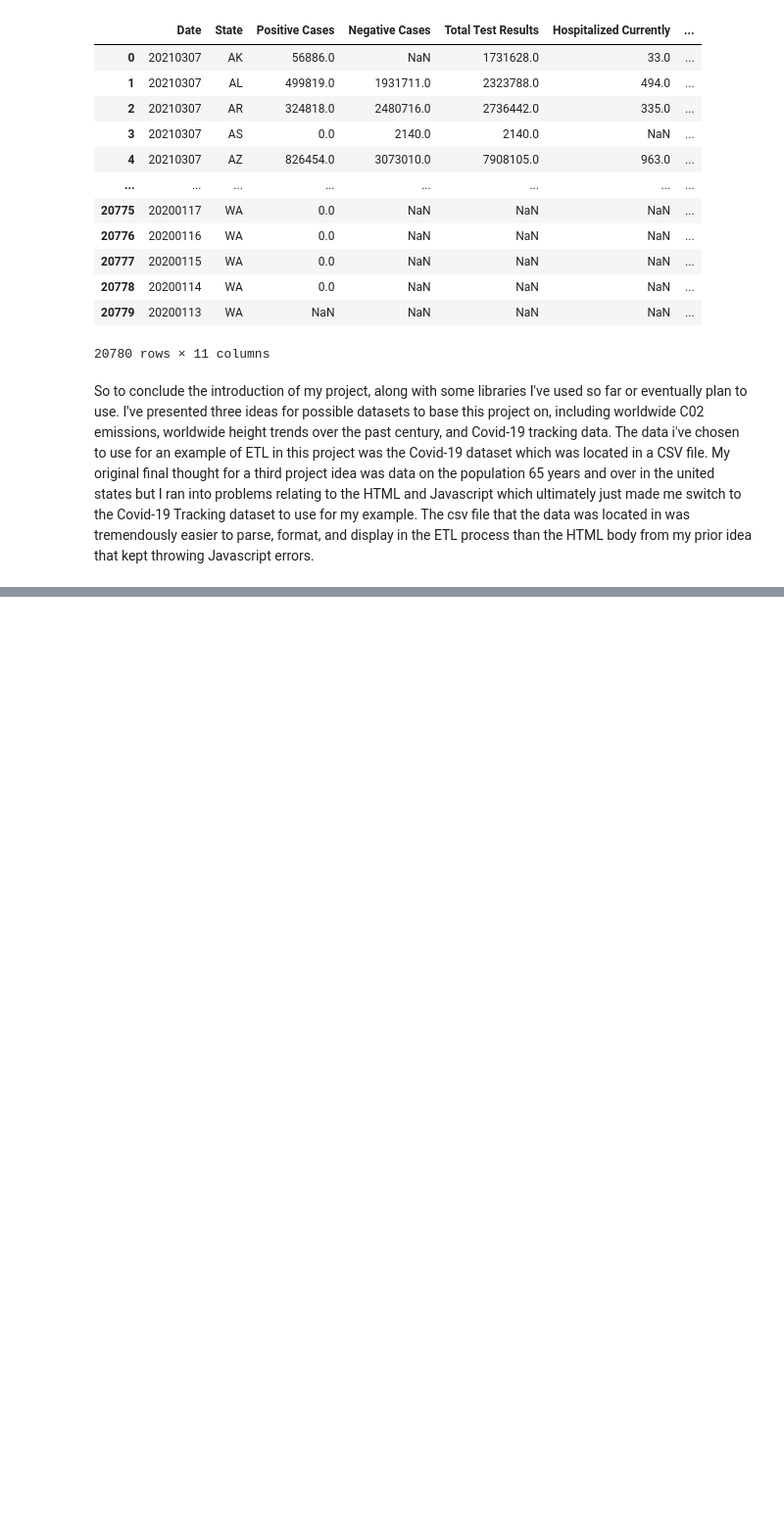
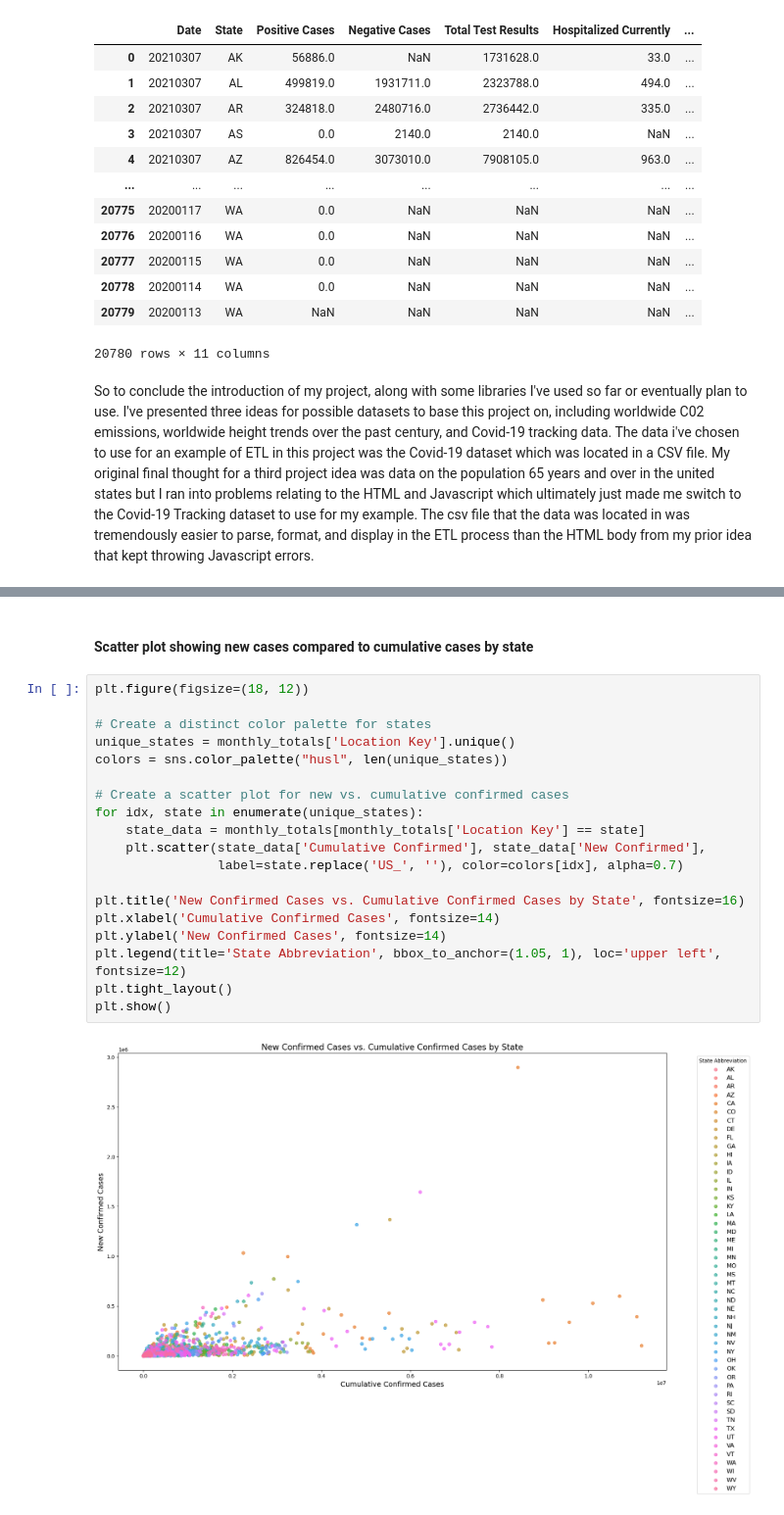
Before and after one commit to leblanc-gavin/leblanc-gavin.github.io, a Jupyter notebook: TutorialPart1.ipynb, the cells around one changed output, grey strips where cells are left out. Shown at 98% size. Saved outputs shown, nothing was run; the diff lists cells and outputs as text; blank space fills up the shorter version.

```diff
--- a/TutorialPart1.ipynb
+++ b/TutorialPart1.ipynb
@@ -88,0 +340,23 @@ So to conclude the introduction of my project, along with some libraries I've us
+# %% [markdown]
+#### Scatter plot showing new cases compared to cumulative cases by state
+# %%
+plt.figure(figsize=(18, 12))
+
+# Create a distinct color palette for states
+unique_states = monthly_totals['Location Key'].unique()
+colors = sns.color_palette("husl", len(unique_states))
+
+# Create a scatter plot for new vs. cumulative confirmed cases
+for idx, state in enumerate(unique_states):
+    state_data = monthly_totals[monthly_totals['Location Key'] == state]
+    plt.scatter(state_data['Cumulative Confirmed'], state_data['New Confirmed'],
+                label=state.replace('US_', ''), color=colors[idx], alpha=0.7)
+
+plt.title('New Confirmed Cases vs. Cumulative Confirmed Cases by State', fontsize=16)
+plt.xlabel('Cumulative Confirmed Cases', fontsize=14)
+plt.ylabel('New Confirmed Cases', fontsize=14)
+plt.legend(title='State Abbreviation', bbox_to_anchor=(1.05, 1), loc='upper left', fontsize=12)
+plt.tight_layout()
+plt.show()
+# %% [output]
+[figure, added]
```
Also changed, not shown: parts of 26 cells of this notebook.
